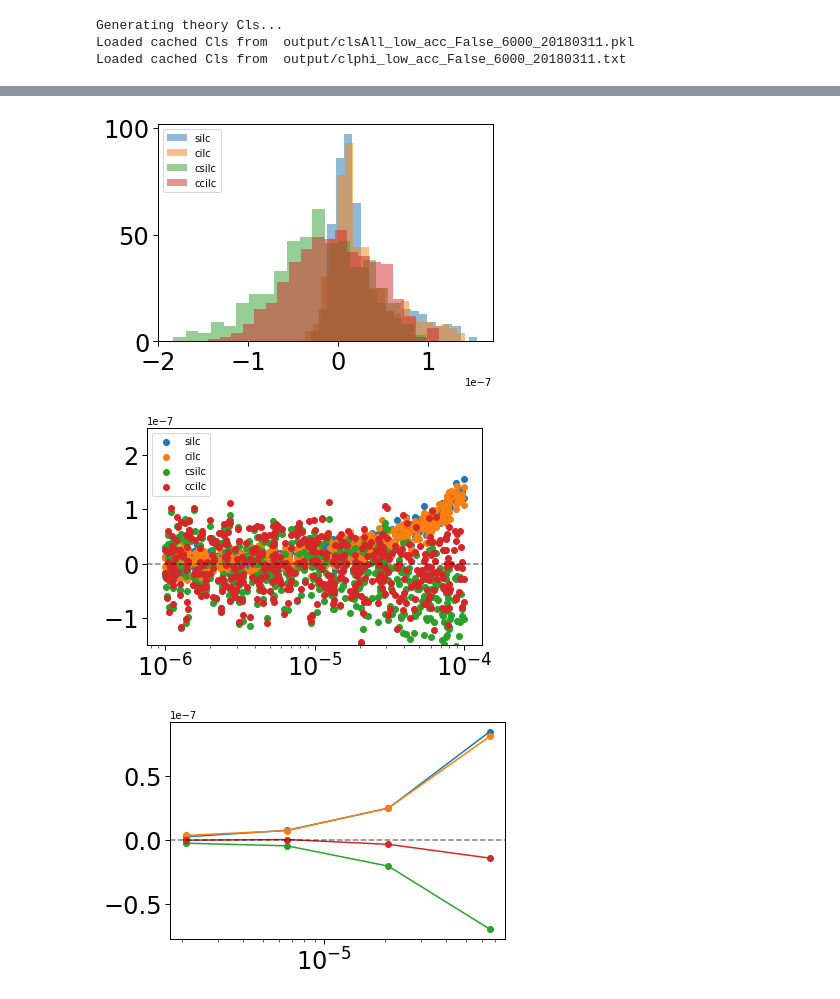
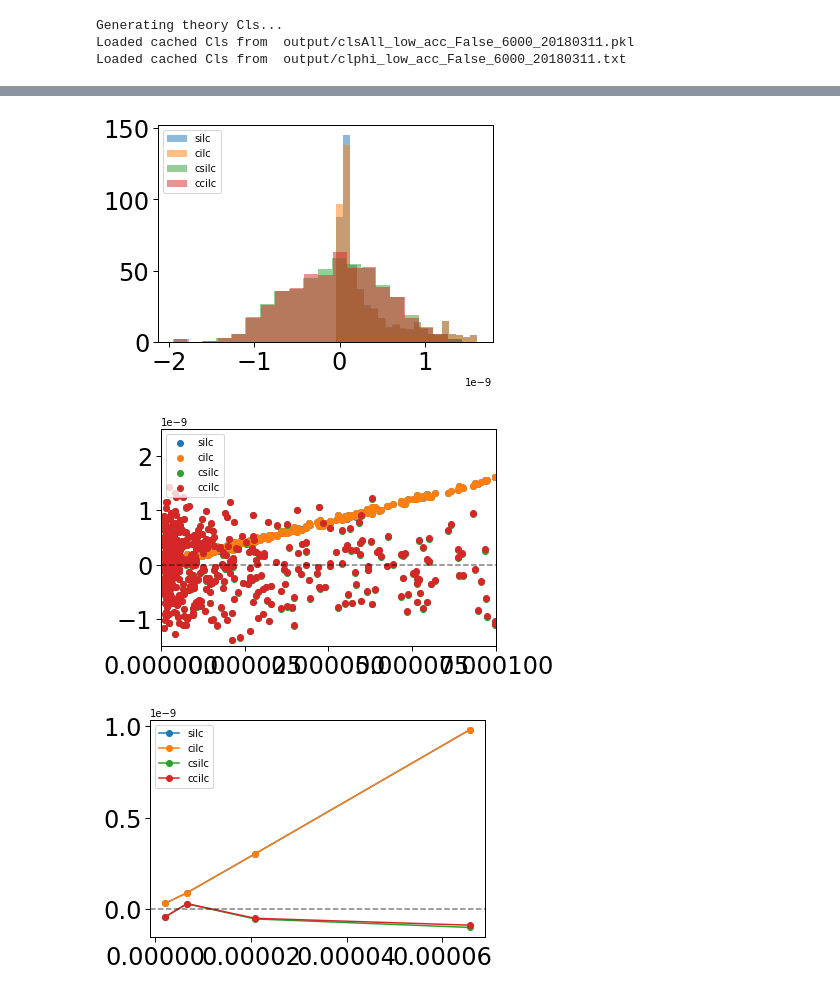
Before and after one commit to msyriac/orphics, a Jupyter notebook: tutorials/CILC.ipynb, the cells around one changed output, grey strips where cells are left out. Saved outputs shown, nothing was run; the diff lists cells and outputs as text; code cells hidden in the pictures.

Commit message:
CILC tutorial

```diff
--- a/tutorials/CILC.ipynb
+++ b/tutorials/CILC.ipynb
@@ -111,20 +111,20 @@ ps = cltt.reshape((1,1,ells.size))
 mgen = maps.MapGen(shape,wcs,ps)
 
 # Noise in 150 simulator
-noise_uk_arcmin_220 = 20.0
+noise_uk_arcmin_220 = 1.0
 n220 = (noise_uk_arcmin_220*np.pi/180./60.)**2.
 ps_noise_220 = ps*0.+n220
 ngen_220 = maps.MapGen(shape,wcs,ps_noise_220)
 
 
 # Noise in 150 simulator
-noise_uk_arcmin_150 = 10.0
+noise_uk_arcmin_150 = 1.0
 n150 = (noise_uk_arcmin_150*np.pi/180./60.)**2.
 ps_noise_150 = ps*0.+n150
 ngen_150 = maps.MapGen(shape,wcs,ps_noise_150)
 
 # Noise in 90 simulator
-noise_uk_arcmin_90 = 20.0
+noise_uk_arcmin_90 = 1.0
 n90 = (noise_uk_arcmin_90*np.pi/180./60.)**2.
 ps_noise_90 = ps*0.+n90
 ngen_90 = maps.MapGen(shape,wcs,ps_noise_90)
@@ -168,5 +168,7 @@ print(cinv2d.shape)
 (3, 3, 80, 80)
 # %%
+eff_beam = kbeam_90
+
 st = stats.Stats()
 
 yresponses = gnu(np.array([90.,150.,220.]),tcmb=2.7255)
@@ -194,22 +196,31 @@ for i,y in enumerate(ys):
 
     # Analysis starts here
     # We get the fourier transform of the stamp and deconvolve the beam
+
+
     kmask = maps.mask_kspace(shape,wcs,lmin=50,lmax=10000)
-    k220 = enmap.fft(obs_220,normalize=False)*kmask/kbeam_220
-    k150 = enmap.fft(obs_150,normalize=False)*kmask/kbeam_150
-    k90 = enmap.fft(obs_150,normalize=False)*kmask/kbeam_90
+    k220 = np.nan_to_num(enmap.fft(obs_220)*kmask/kbeam_220)
+    k150 = np.nan_to_num(enmap.fft(obs_150)*kmask/kbeam_150)
+    k90 = np.nan_to_num(enmap.fft(obs_150)*kmask/kbeam_90)
 
     # We get the Standard ILC combination and convolve it with the worst beam
-    ksilc = maps.silc([k90,k150,k220],cinv2d,response=yresponses)*kbeam_90
-    kcilc = maps.cilc([k90,k150,k220],cinv2d,response_a=yresponses,response_b=cresponses)*kbeam_90
+    ksilc = maps.silc([k90,k150,k220],cinv2d,response=yresponses)*eff_beam
+    kcilc = maps.cilc([k90,k150,k220],cinv2d,response_a=yresponses,response_b=cresponses)*eff_beam
     map_silc = enmap.enmap(enmap.ifft(ksilc).real,wcs)
     map_cilc = enmap.enmap(enmap.ifft(kcilc).real,wcs)
 
-    cksilc = maps.silc([k90,k150,k220],cinv2d)*kbeam_90
-    ckcilc = maps.cilc([k90,k150,k220],cinv2d,response_a=cresponses,response_b=yresponses)*kbeam_90
+    cksilc = maps.silc([k90,k150,k220],cinv2d)*eff_beam
+    ckcilc = maps.cilc([k90,k150,k220],cinv2d,response_a=cresponses,response_b=yresponses)*eff_beam
     map_csilc = enmap.enmap(enmap.ifft(cksilc).real,wcs)
     map_ccilc = enmap.enmap(enmap.ifft(ckcilc).real,wcs)
 
+    if i==0:
+        io.plot_img(obs_90)
+        io.plot_img(enmap.ifft(enmap.fft(obs_90)).real)
+        io.plot_img(map_silc)
+        io.plot_img(map_cilc)
+        io.plot_img(map_csilc)
+        io.plot_img(map_ccilc)
 
     # We do aperture photometry on the SILC map
     ap_silc = maps.aperture_photometry(map_silc,rad_90,width_90,modrmap=modrmap)
@@ -260,20 +277,21 @@ pl._ax.hist(capcilcs,bins=20,label="ccilc",alpha=0.5)
 pl.legend()
 pl.done()
 # %% [output]
-[figure, old version]
+[figure, new version]
 # %%
 # Flux vs Y
-pl = io.Plotter(xscale='log')
+pl = io.Plotter()#xscale='log')
 pl._ax.scatter(yins,apsilcs,label="silc")
 pl._ax.scatter(yins,apcilcs,label="cilc")
 pl._ax.scatter(yins,capsilcs,label="csilc")
 pl._ax.scatter(yins,capcilcs,label="ccilc")
-pl._ax.set_ylim(-1.5e-7,2.5e-7)
+pl._ax.set_ylim(-1.5e-9,2.5e-9)
+pl._ax.set_xlim(0,1e-4)
 pl.legend()
 pl.hline()
 pl.done()
 # %% [output]
-[figure, old version]
+[figure, new version]
 # %%
 # Binned flux
 bin_edges = np.logspace(logymin,logymax,5)
@@ -283,13 +301,14 @@ cents,apmeans2 = binner.binned(yins,apcilcs)
 cents,apmeans3 = binner.binned(yins,capsilcs)
 cents,apmeans4 = binner.binned(yins,capcilcs)
 
-pl = io.Plotter(xscale='log')
+pl = io.Plotter()#xscale='log')
 pl.add(cents,apmeans1,marker="o",label="silc")
 pl.add(cents,apmeans2,marker="o",label="cilc")
 pl.add(cents,apmeans3,marker="o",label="csilc")
 pl.add(cents,apmeans4,marker="o",label="ccilc")
+#pl.add(yins,yins,ls="--",lw=2)
 pl.legend()
 pl.hline()
 pl.done()
 # %% [output]
-[figure, old version]
+[figure, new version]
```
Also changed, not shown: parts of 3 cells of this notebook, 1 other file.
